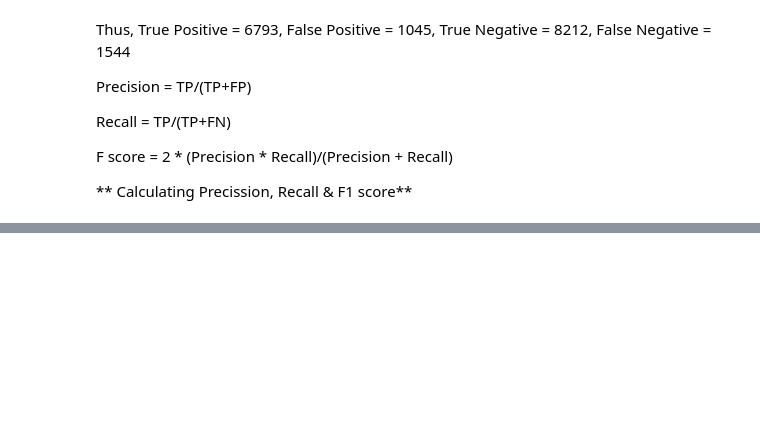
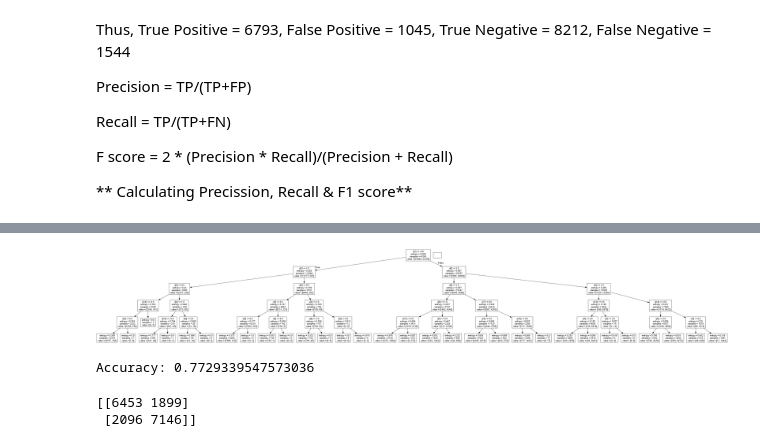
Before and after one commit to arvyz/phishing, a Jupyter notebook: phishing_research.ipynb, the cells around one changed output, grey strips where cells are left out. Saved outputs shown, nothing was run; the diff lists cells and outputs as text; code cells hidden in the pictures; blank space fills up the shorter version.

Commit message:
added more classification alogs and standardized input data, yielding better classification results

```diff
--- a/phishing_research.ipynb
+++ b/phishing_research.ipynb
@@ -31,11 +31,11 @@ warnings.filterwarnings('ignore')
 Import the data the inspect the contents.
 # %%
 # read data
-init_df = pd.read_csv('dataset_small.csv', sep=',')
+data = pd.read_csv('dataset_small.csv', sep=',')
 
 # print shape of df, number of countries, and time period covered
-print('Shape of data: ', init_df.shape)
-init_df.head()
+print('Shape of data: ', data.shape)
+data.head()
 # %% [output]
 Shape of data:  (58645, 112)
 |  | qty_dot_url | qty_hyphen_url | qty_underline_url | qty_slash_url | qty_questionmark_url | qty_equal_url | ... |
@@ -50,6 +50,2 @@ print('Columns: ', list(init_df.columns))
 # %% [output]
 Columns:  ['qty_dot_url', 'qty_hyphen_url', 'qty_underline_url', 'qty_slash_url', 'qty_questionmark_url', 'qty_equal_url', 'qty_at_url', 'qty_and_url', 'qty_exclamation_url', 'qty_space_url', 'qty_til ...
-# %%
-# let's use data and init_df interchangeablly
-data = init_df
-data.dtypes
@@ -266,10 +283,9 @@ print("y Shape:", y.shape)
 X Shape: (58645, 18)
 y Shape: (58645,)
 # %%
-X_train,X_test,y_train,y_test = train_test_split(X,y, test_size = 0.3, random_state=0)
+X_train,X_test,y_train,y_test = train_test_split(X,y, test_size = 0.3, shuffle=True, random_state=24)
 logreg = LogisticRegression()
 logreg.fit(X_train, y_train)
-y_pred = logreg.predict(X_test)
 
 ## Calculating the accuracy
 print('Accuracy of logistic regression classifier on test set: {:2f}'.format(logreg.score(X_test,y_test)))
@@ -316,0 +334,6 @@ weighted avg       0.85      0.85      0.85     17594
+# %%
+from sklearn.tree import DecisionTreeClassifier
+from sklearn import tree
+dt = DecisionTreeClassifier(criterion="entropy",min_samples_split=10, max_depth=5)
+dt.fit(X_train,y_train)
+print ('Accuracy:', dt.score(X_test, y_test))
@@ -316,0 +363,29 @@ weighted avg       0.85      0.85      0.85     17594
+# %%
+import graphviz
+import pydotplus
+from IPython.display import Image
+import os
+# For Windows machines, temporarily adjust PATH if necessary to use graphviz
+os.environ['PATH'] = os.environ['PATH']+r";C:\Program Files\Graphviz\bin"
+
+dot_data = tree.export_graphviz(dt, out_file=None)
+graph = pydotplus.graph_from_dot_data(dot_data)
+display(Image(graph.create_png()))
+# %% [output]
+[figure, added]
+# %%
+from sklearn.neighbors import KNeighborsClassifier
+knn = KNeighborsClassifier(n_neighbors=2)
+knn.fit(X_train, y_train)
+print ('Accuracy:', knn.score(X_test, y_test))
+# %% [output]
+Accuracy: 0.7729339547573036
+# %%
+from sklearn.metrics import confusion_matrix
+
+y_pred = knn.predict(X_test)
+confusion_matrix = confusion_matrix(y_test, y_pred)
+print(confusion_matrix)
+# %% [output]
+[[6453 1899]
+ [2096 7146]]
```
Also changed, not shown: parts of 14 cells of this notebook, 3 other files.
